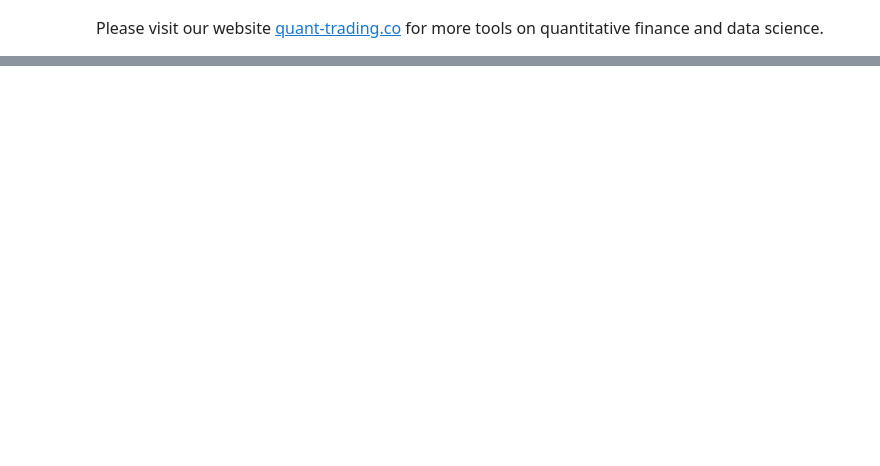
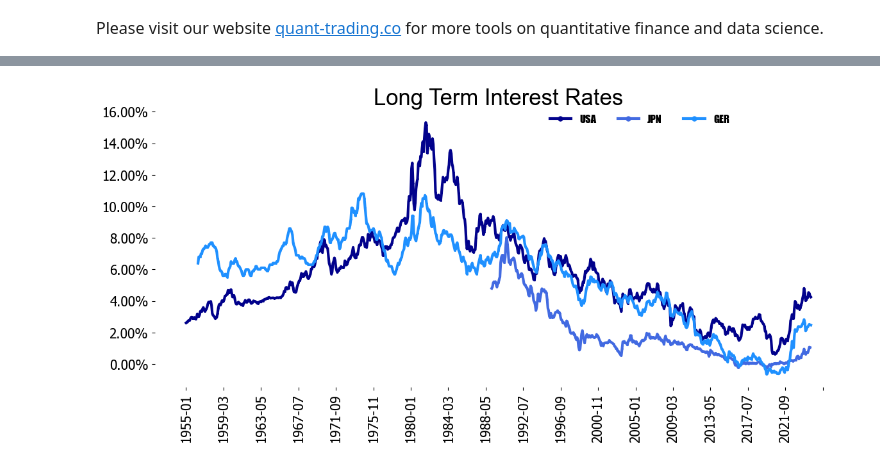
Before and after one commit to Quant-TradingCO/Download_data, a Jupyter notebook: OECD.ipynb, the cells around one changed output, grey strips where cells are left out. Cells and saved outputs as stored; diff of their text form; code cells hidden in the pictures; blank space fills up the shorter version.

```diff
--- a/OECD.ipynb
+++ b/OECD.ipynb
@@ -341,0 +175,18 @@ If this content is helpful and you want to make a donation please click on the b
+# %%
+database = '@DF_FINMARK,4.0'
+country_code = 'USA+JPN+DEU'
+frequency = 'M'
+indicator = 'IRLT'
+unit_of_measure = 'PA'
+start_period = '1955-01'
+
+
+query_text = database+"/"+country_code+"."+frequency+"."+indicator+"."+unit_of_measure+".....?startPeriod="+start_period+"&dimensionAtObservation=AllDimensions"
+
+
+url = f"https://sdmx.oecd.org/public/rest/data/OECD.SDD.STES,DSD_STES{query_text}"
+headers = { 'User-Agent': 'Mozilla/5.0','Accept':  'application/vnd.sdmx.data+csv; charset=utf-8' }
+
+download = requests.get(url = url,headers = headers)
+df2 = pd.read_csv(io.StringIO(download.text))
+df2
@@ -341,0 +215,41 @@ If this content is helpful and you want to make a donation please click on the b
+# %%
+df2.sort_values(by='TIME_PERIOD',inplace=True)
+df_USA = df2.loc[df2['REF_AREA'] ==  'USA']
+df_JPN = df2.loc[df2['REF_AREA'] ==  'JPN']
+df_GER = df2.loc[df2['REF_AREA'] ==  'DEU']
+
+#----------------------------------------------------CREATE CHART----------------------------------------------------------#
+import matplotlib.ticker as ticker
+import matplotlib.font_manager as font_manager
+import matplotlib.ticker as ticker
+from matplotlib.ticker import FormatStrFormatter
+
+
+font = font_manager.FontProperties(family='Impact',weight='bold', style='normal', size=12)
+tick_spacing = 50
+i = 0
+
+fig = plt.figure()
+
+ax = fig.add_subplot(1,1,1)
+
+ax.plot(df_USA['TIME_PERIOD'],df_USA['OBS_VALUE'],marker='o', linestyle='solid',linewidth=3,color='darkblue',label='USA',alpha=0.99,markersize=1)
+ax.plot(df_JPN['TIME_PERIOD'],df_JPN['OBS_VALUE'],marker='o', linestyle='solid',linewidth=3,color='royalblue',label='JPN',alpha=0.99,markersize=1)
+ax.plot(df_GER['TIME_PERIOD'],df_GER['OBS_VALUE'],marker='o', linestyle='solid',linewidth=3,color='dodgerblue',label='GER',alpha=0.99,markersize=1)
+
+ax.xaxis.set_major_locator(ticker.MultipleLocator(tick_spacing))
+ax.legend(frameon=False,prop=font,loc=1, bbox_to_anchor=(0.85, 1.02),ncol=10,markerscale=5)
+plt.xticks(rotation=90)
+plt.yticks(fontname = "Tahoma",fontsize=15)
+plt.xticks(fontname = "Tahoma",fontsize=15)
+ax.axis([None, None, None, None])
+ax.yaxis.set_major_formatter(FormatStrFormatter('%2.2f%%'))
+plt.title("Long Term Interest Rates", size=25, family='Arial')
+plt.box(on=None)
+ax.set_facecolor('white')
+
+plt.subplots_adjust(bottom=0.1, right=1.8, top=1.0)
+
+plt.show()
+# %% [output]
+[figure, added]
```
Also changed, not shown: parts of 53 cells of this notebook.
